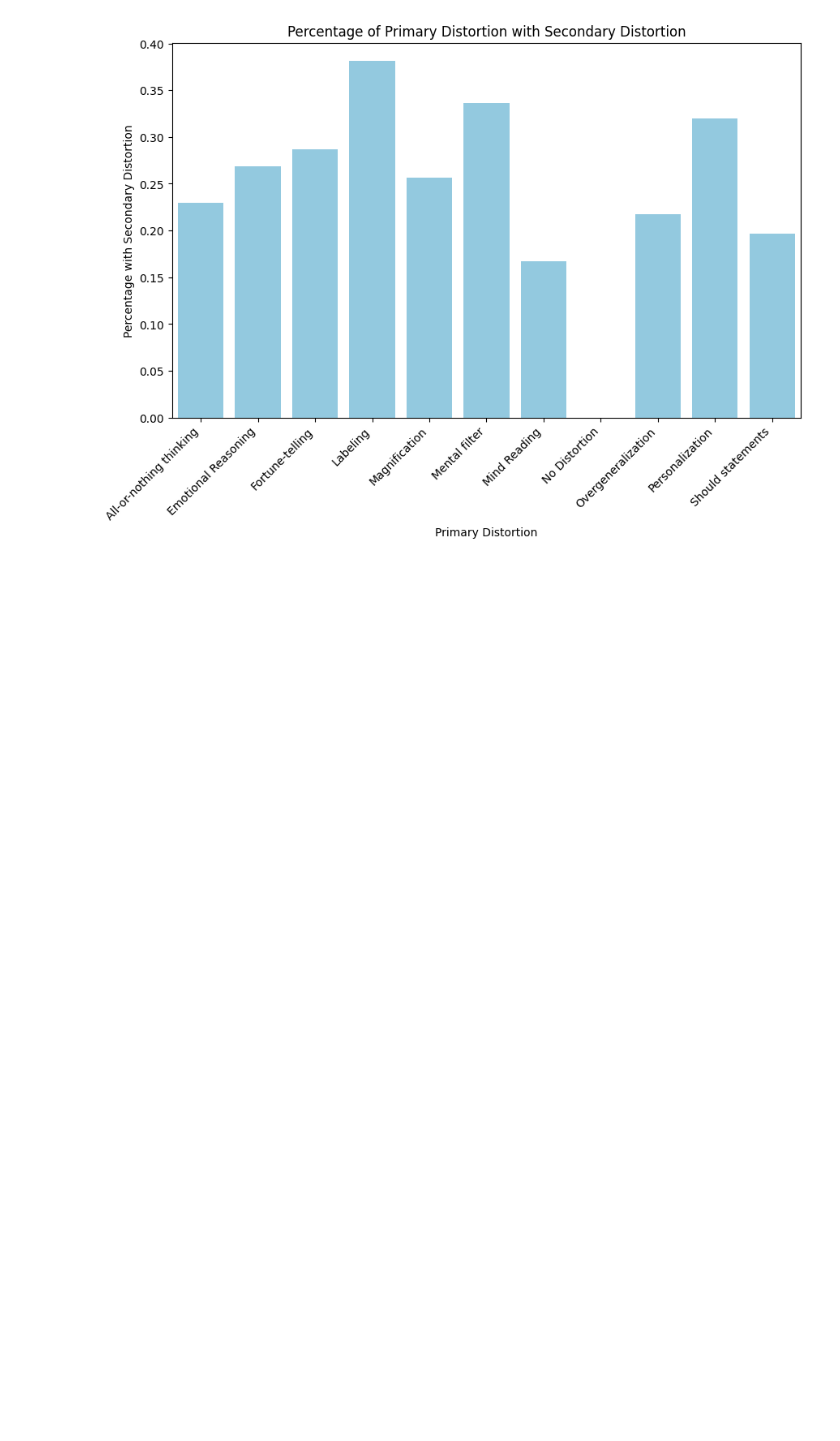
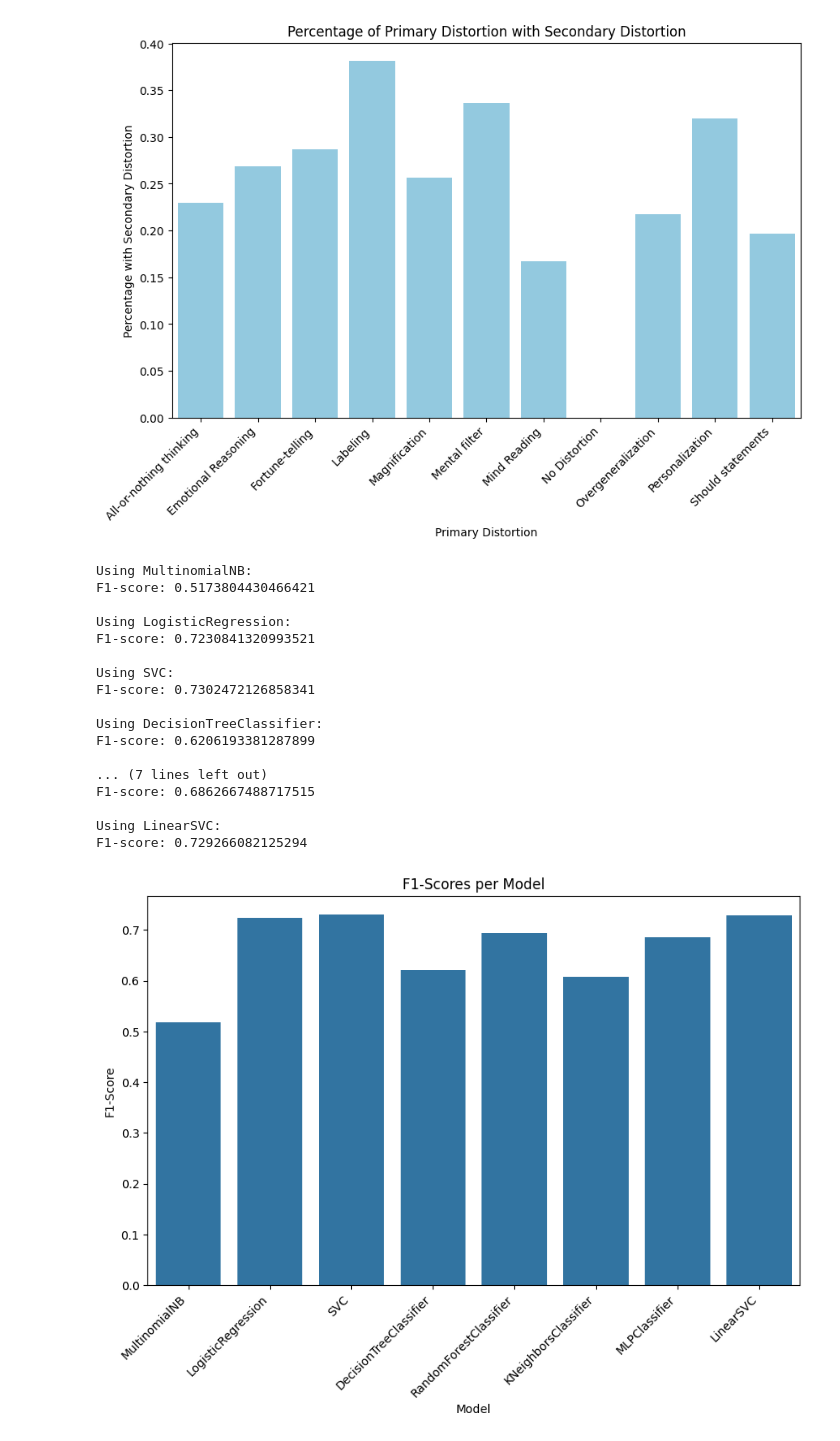
Before and after one commit to cmulholla/QUEST-Distortions, a Jupyter notebook: baseline.ipynb, the cells around one changed output. Saved outputs shown, nothing was run; the diff lists cells and outputs as text; code cells hidden in the pictures; blank space fills up the shorter version.

```diff
--- a/baseline.ipynb
+++ b/baseline.ipynb
@@ -1097,3 +1097,80 @@ plt.show()
 3                 8                      True
 4                12                      True
 [figure]
+# %%
+# create a baseline for the binary classification method
+from sklearn.model_selection import train_test_split
+from sklearn.metrics import f1_score
+from sklearn.feature_extraction.text import CountVectorizer, TfidfVectorizer
+from sklearn.naive_bayes import MultinomialNB
+from sklearn.linear_model import LogisticRegression
+from sklearn.svm import SVC, LinearSVC
+from sklearn.tree import DecisionTreeClassifier
+from sklearn.ensemble import RandomForestClassifier
+from sklearn.neighbors import KNeighborsClassifier
+from sklearn.neural_network import MLPClassifier
+import pandas as pd
+import matplotlib.pyplot as plt
+import seaborn as sns
+
+data = pd.read_csv('Annotated_data.csv')
+discreteData = data[['Id_Number', 'Patient Question', 'Dominant Distortion']].copy()
+discreteData.loc[discreteData['Dominant Distortion'] != 'No Distortion', 'Dominant Distortion'] = 'Distorted'
+
+# Split the data into training and testing sets
+X_train, X_test, y_train, y_test = train_test_split(discreteData['Patient Question'], discreteData['Dominant Distortion'], test_size=0.2, random_state=42)
+
+# Create a tfidf object
+vectorizer = TfidfVectorizer()
+
+# Preprocess the text data and vectorize using the provided vectorizer
+X_train_vectorized = vectorizer.fit_transform(X_train)
+X_test_vectorized = vectorizer.transform(X_test)
+
+# Create a list of models to test
+models = [MultinomialNB(), LogisticRegression(), SVC(), DecisionTreeClassifier(), RandomForestClassifier(), KNeighborsClassifier(), MLPClassifier(), LinearSVC()]
+
+# Array to store results
+results = []
+
+# Iterate over each model
+for model in models:
+    print(f"\nUsing {model.__class__.__name__}:")
+
+    # try to train and test the model and store the F1-score. Skip if it fails
+    try:
+        result = train_test_model_data(model, X_train_vectorized, X_test_vectorized, y_train, y_test)
+    except:
+        # If the model fails, print failed, store the result as 0 and continue to the next model
+        result = 0
+        print("Failed")
+    results.append([model.__class__.__name__, result])
+
+# Create a dataframe from the results
+resultsDF = pd.DataFrame(results, columns=['Model', 'F1-Score'])
+
+# Plot the resultsDF
+plt.figure(figsize=(10, 6))
+sns.barplot(x='Model', y='F1-Score', data=resultsDF)
+plt.xticks(rotation=45, ha='right')
+plt.title('F1-Scores per Model')
+plt.show()
+# %% [output]
+Using MultinomialNB:
+F1-score: 0.5173804430466421
+
+Using LogisticRegression:
+F1-score: 0.7230841320993521
+
+Using SVC:
+F1-score: 0.7302472126858341
+
+Using DecisionTreeClassifier:
+F1-score: 0.6206193381287899
+
+... (7 lines left out)
+F1-score: 0.6862667488717515
+
+Using LinearSVC:
+F1-score: 0.729266082125294
+[figure, added]
```
Also changed, not shown: 53 other files.
